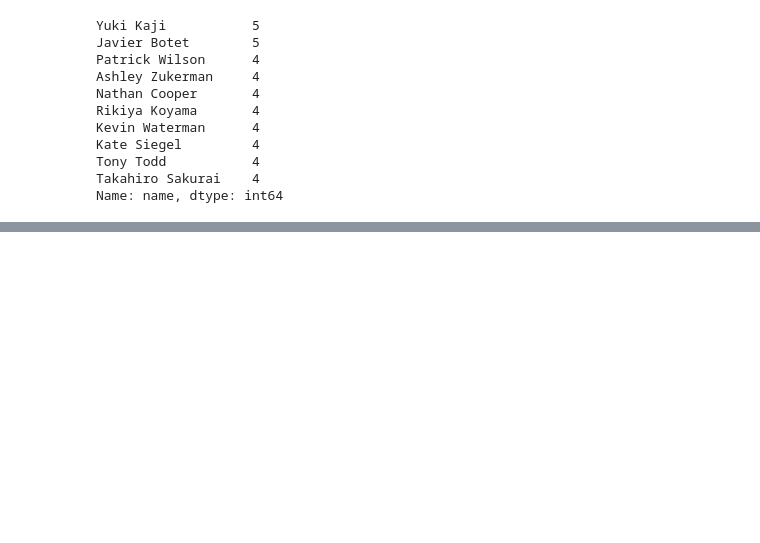
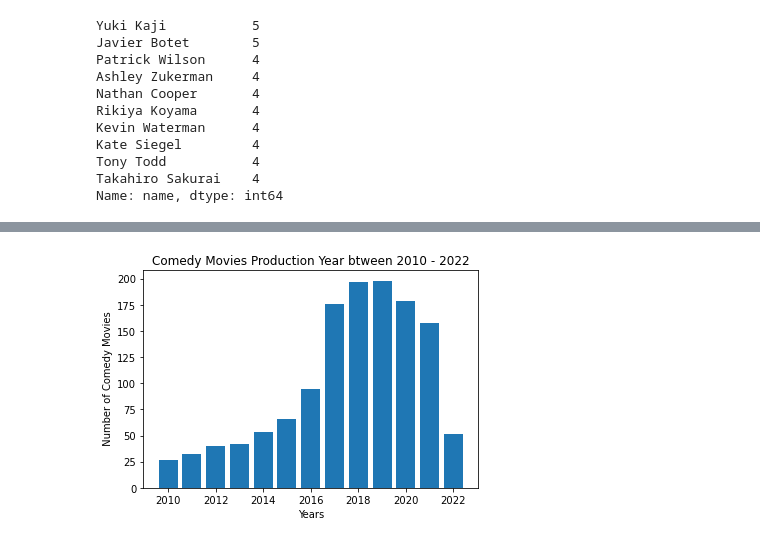
Before and after one commit to VedranaGATech/Project_1_Neflix_and_Chill, a Jupyter notebook: netflix.ipynb, the cells around one changed output, grey strips where cells are left out. Cells and saved outputs as stored; diff of their text form; code cells hidden in the pictures; blank space fills up the shorter version.

```diff
--- a/netflix.ipynb
+++ b/netflix.ipynb
@@ -457,0 +601,3 @@ Text(0, 0.5, 'Number of Movies')
+# %%
+movies_released_per_year = comedy_genre_df.loc[comedy_genre_df["release_year"] >=2010]
+movies_released_per_year.head()
@@ -457,0 +611,3 @@ Text(0, 0.5, 'Number of Movies')
+# %%
+movies_per_year = movies_released_per_year.groupby("release_year").count()["title"]
+movies_per_year
@@ -457,0 +630,9 @@ Text(0, 0.5, 'Number of Movies')
+# %%
+plt.bar(movies_per_year.index.values, movies_per_year.values)
+plt.title("Comedy Movies Production Year btween 2010 - 2022")
+plt.xlabel("Years")
+plt.ylabel(" Number of Comedy Movies")
+plt.savefig("Images/comedy_per_year.png")
+plt.show()
+# %% [output]
+[figure, added]
```
Also changed, not shown: parts of 29 cells of this notebook, 12 other files.
